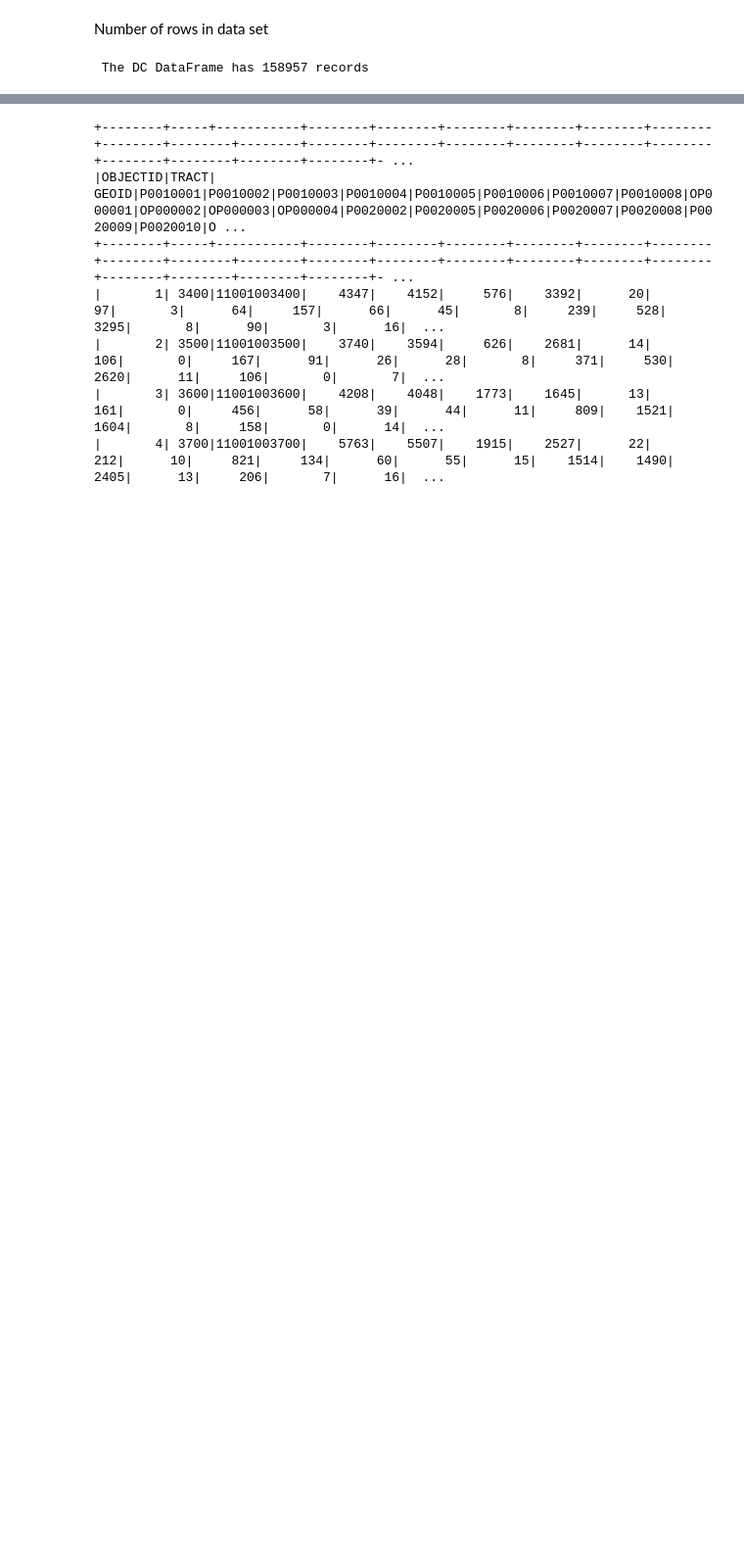
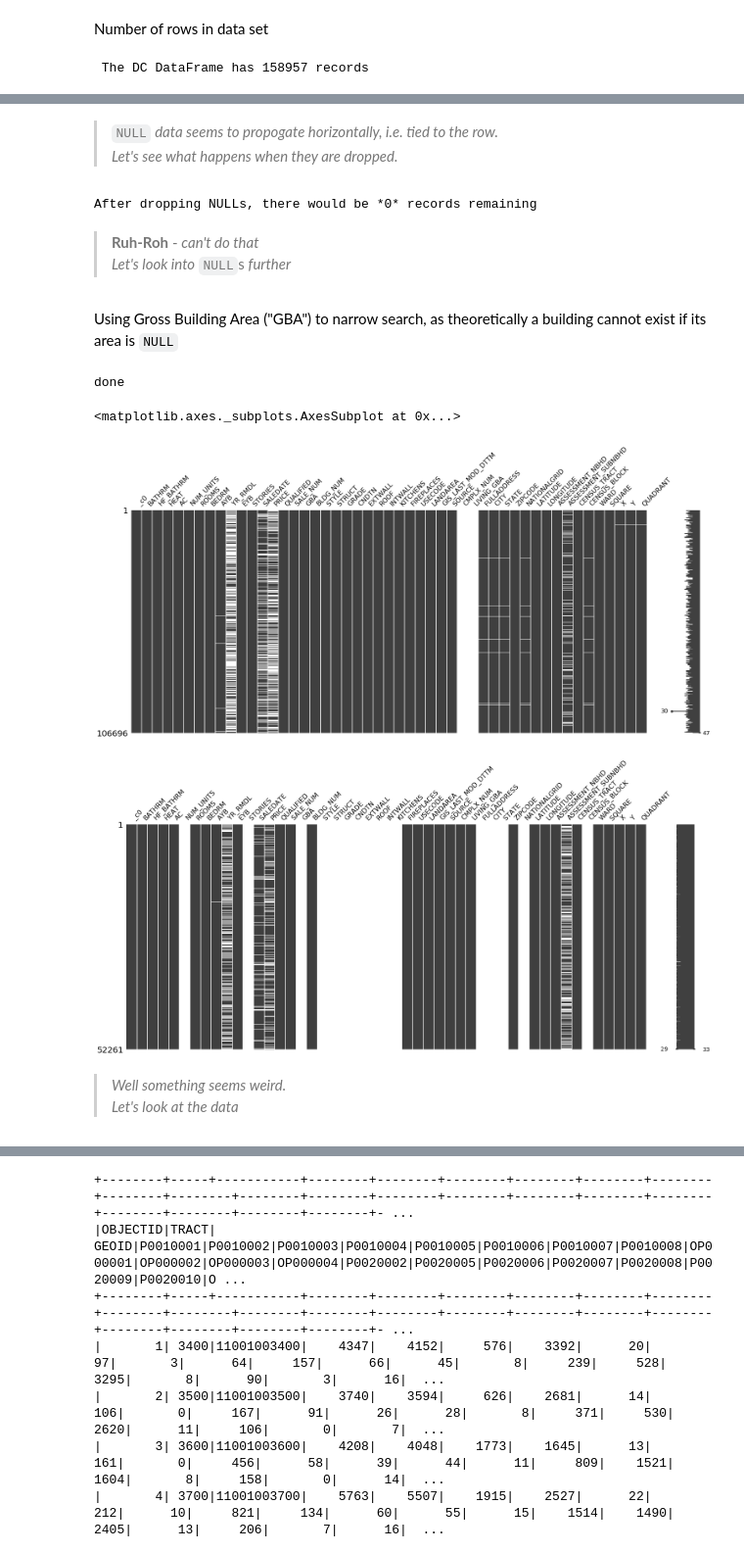
Before and after one commit to elieric/is843, a Jupyter notebook: assignment_1.ipynb, the cells around one changed output, grey strips where cells are left out. Shown at 98% size. Cells and saved outputs as stored; diff of their text form; code cells hidden in the pictures; blank space fills up the shorter version.

```diff
--- a/assignment_1.ipynb
+++ b/assignment_1.ipynb
@@ -194,0 +195,10 @@ done
+# %%
+!wget -q https://github.com/elieric/is843/raw/master/DC_Properties.csv
+
+df=\
+  spark.read.format("csv")\
+  .option("header", "true")\
+  .option("inferSchema", "true")\
+  .load("DC_Properties.csv")
+
+print('done')
@@ -277,3 +315 @@ print(" The DC DataFrame has {} records".format(df.count()))
-# %%
-df = df.drop('CITY', 'STATE')
 # %% [markdown]
@@ -524,0 +350,29 @@ root
+# %% [markdown]
+> `NULL` *data seems to propogate horizontally, i.e. tied to the row.* <br> *Let's see what happens when they are dropped.*
+# %%
+print('After dropping NULLs, there would be *{}* records remaining'.format(df.na.drop().count()))
+# %% [output]
+After dropping NULLs, there would be *0* records remaining
+# %% [markdown]
+> **Ruh-Roh** - *can't do that* <br>
+*Let's look into* `NULL`s *further*
+# %% [markdown]
+Using Gross Building Area ("GBA") to narrow search, as theoretically a building cannot exist if its area is `NULL`
+# %%
+GBA = df.where(~col("GBA").isNull())
+LVG_GBA = df.where(~col("LIVING_GBA").isNull())
+print('done')
+# %% [output]
+done
+# %%
+py_GBA = GBA.toPandas()
+py_LVG_GBA = LVG_GBA.toPandas()
+
+msno.matrix(py_GBA)
+msno.matrix(py_LVG_GBA)
+# %% [output]
+<matplotlib.axes._subplots.AxesSubplot at 0x...>
+[figure, added]
+[figure, added]
+# %% [markdown]
+> *Well something seems weird.<br> Let's look at the data*
```
Also changed, not shown: parts of 138 cells of this notebook.
